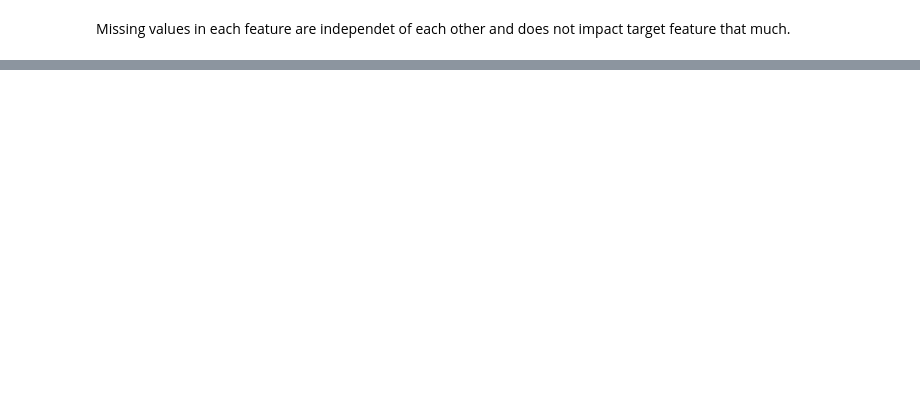
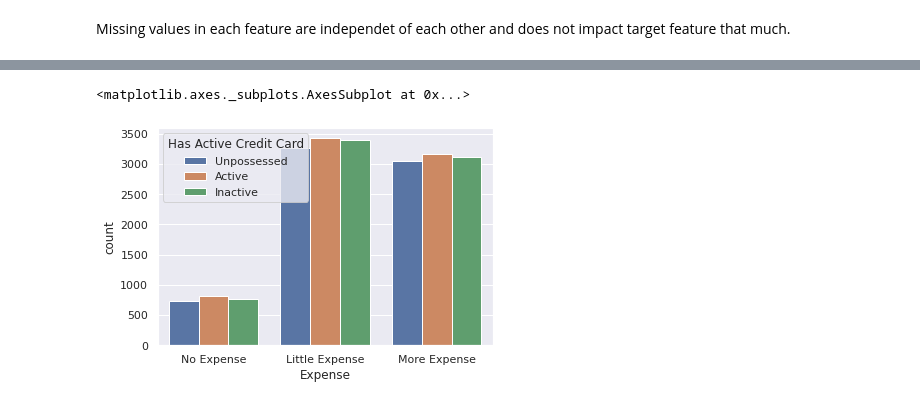
Before and after one commit to shoabahamed/kaggle_notebooks, a Jupyter notebook: classification_regression.ipynb, the cells around one changed output, grey strips where cells are left out. Saved outputs shown, nothing was run; the diff lists cells and outputs as text; code cells hidden in the pictures; blank space fills up the shorter version.

```diff
--- a/classification_regression.ipynb
+++ b/classification_regression.ipynb
@@ -1285,0 +1319,7 @@ normally we will fit transform the train and use only transform(based on the val
+# %%
+expense = pd.Series(train_set['Expense Type 1'].factorize()[0] + train_set['Expense Type 2'].factorize()[0], name='Expense')
+expense.replace({0: "No Expense", 1: "Little Expense", 2: 'More Expense'}, inplace=True)
+sns.countplot(x=expense, hue='Has Active Credit Card', data=train_set)
+# %% [output]
+<matplotlib.axes._subplots.AxesSubplot at 0x...>
+[figure, added]
```
Also changed, not shown: parts of 83 cells of this notebook.
